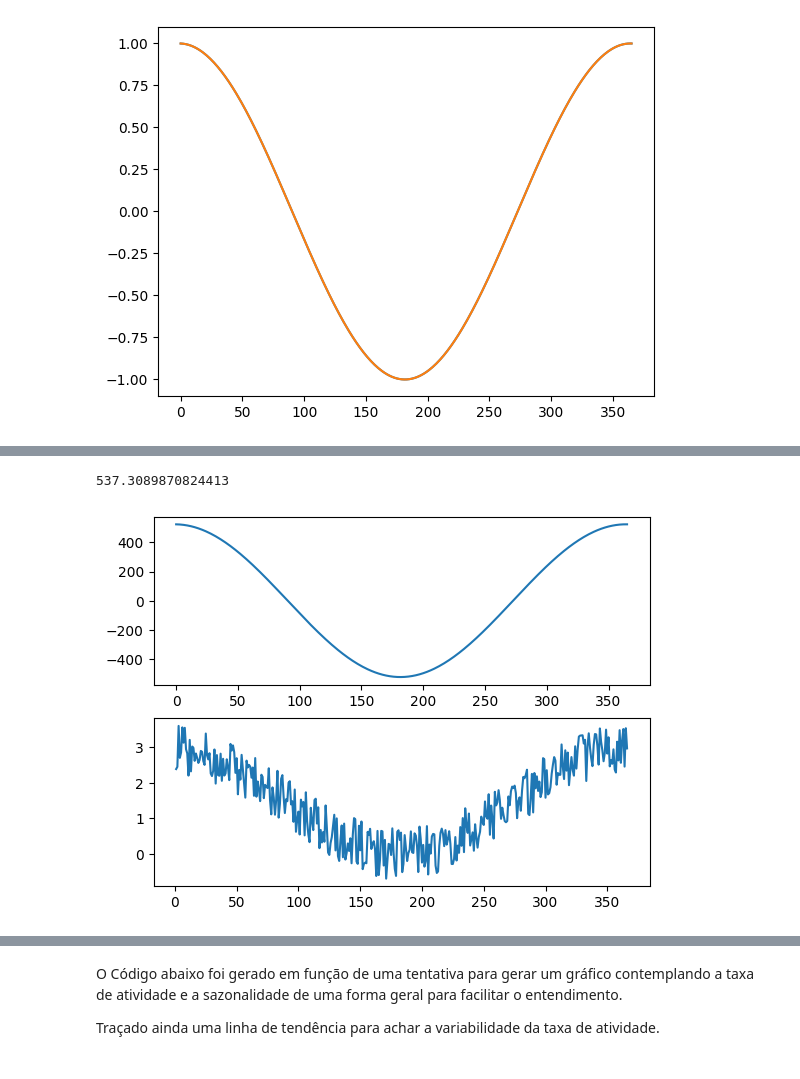
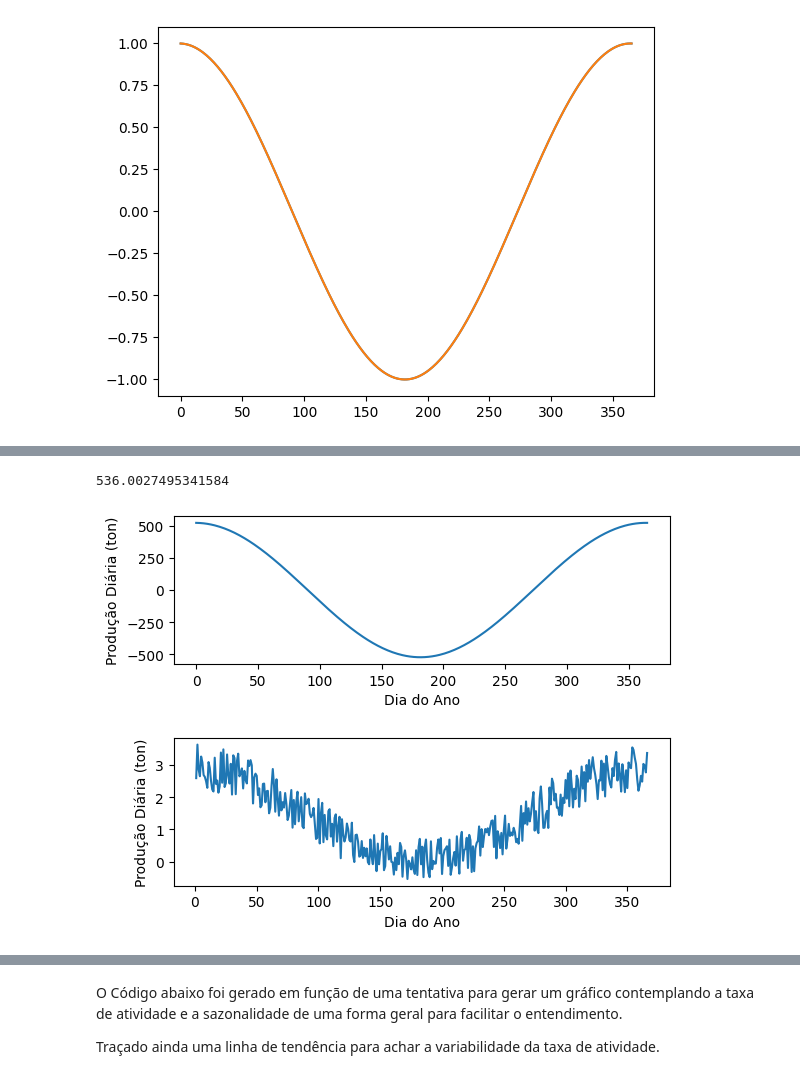
Before and after one commit to SergioStrackJunior/ENS5173_airpolution, a Jupyter notebook: Atividade01_01.ipynb, the cells around one changed output, grey strips where cells are left out. Cells and saved outputs as stored; diff of their text form; code cells hidden in the pictures.

```diff
--- a/Atividade01_01.ipynb
+++ b/Atividade01_01.ipynb
@@ -245,3 +245,15 @@ df.to_csv(r"I:\airpolution\tabelas\ativ.csv")
 #o gráfico mostra o comportamento da sazonalidade conforme valores gerados durante os dias do ano;
 # %% [output]
 [figure]
+# %%
+#Variablidade com Monte Carlo
+import numpy as np
+
+# Gerando variabilidade usando o método Monte Carlo
+df['variabilidade'] = np.random.rand(len(df)) * (atvMax - atvMin) + atvMin
+
+# Definindo a produção diária aplicando variabilidade
+df['producao_diaria'] =  df['variabilidade'] + df['sazonalidade']
+
+
+print (df)
@@ -248,18 +278,23 @@ df.to_csv(r"I:\airpolution\tabelas\ativ.csv")
 # %%
 # Valores aleatórios com sazonalidade em base dos mínimos e máximo de atividade
+
 
 df['aleatorio'] =  (atvMax - atvMin)*np.random.rand(n) + atvMin
 
 df['aleatorioSazonal'] = (df['atividade'] +  df['sazonalidade']*df['atividade'].mean())*0.0028  #Multiplicado por valor empírico para chegar na média que o empreendimento apresentou para um resultado mais convincente;
 
 fig,ax= plt.subplots(2) #"(2)" significa a quantidade de gráficos
-
+plt.subplots_adjust(hspace=0.5)
 ax[1].plot(df['Dia do Ano'], df['aleatorioSazonal'])
+ax[1].set_xlabel('Dia do Ano')
+ax[1].set_ylabel('Produção Diária (ton)')
 ax[0].plot(df['sazonalidade']*df['atividade'].mean())
+ax[0].set_xlabel('Dia do Ano')
+ax[0].set_ylabel('Produção Diária (ton)')
 print(df['aleatorioSazonal'].mean()*365) #Multiplicado pelos dias do ano
 
 # Conforme os gráficos abaixo, vimos o comportamento das concentrações em g/s para cada dia do ano;
 # O primeiro gráfico mostra o comportamento linear e o segundo com o ruído de alta e baixa das atividades;
 # %% [output]
-537.3089870824413
+536.0027495341584
-[figure, old version]
+[figure, new version]
```
Also changed, not shown: parts of 5 cells of this notebook, 1 other file.
